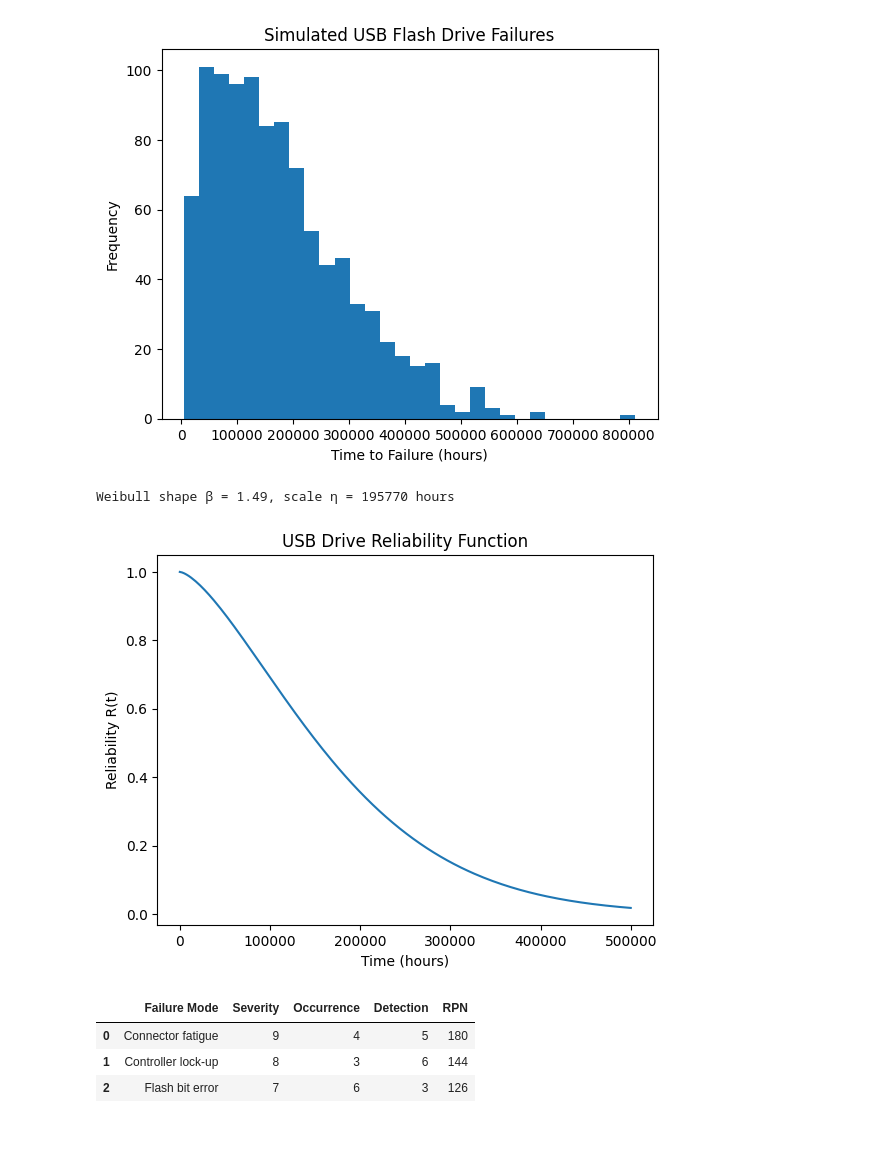
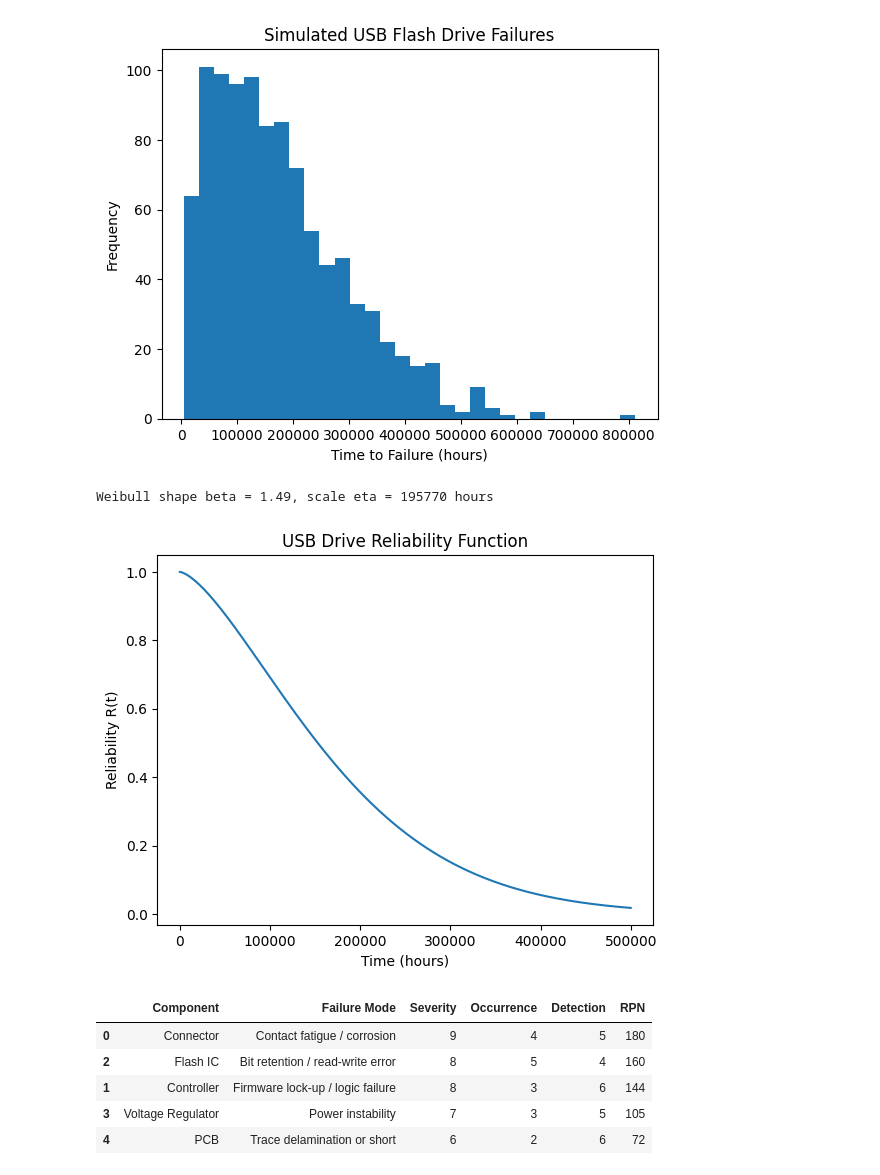
Before and after one commit to ericliudx/usb-drive-reliability, a Jupyter notebook: Flash_Drive_project.ipynb, the cells around one changed output. Cells and saved outputs as stored; diff of their text form; code cells hidden in the pictures; blank space fills up the shorter version.

```diff
--- a/Flash_Drive_project.ipynb
+++ b/Flash_Drive_project.ipynb
@@ -44,7 +127,7 @@ import matplotlib.pyplot as plt
 
 shape, loc, scale = weibull_min.fit(failure_times, floc=0)
 
-print(f"Weibull shape β = {shape:.2f}, scale η = {scale:.0f} hours")
+print(f"Weibull shape beta = {shape:.2f}, scale eta = {scale:.0f} hours")
 
 # Plot reliability function
 t = np.linspace(0, 5e5, 200)
@@ -56,19 +139,24 @@ plt.ylabel("Reliability R(t)")
 plt.title("USB Drive Reliability Function")
 plt.show()
 # %% [output]
-Weibull shape β = 1.49, scale η = 195770 hours
+Weibull shape beta = 1.49, scale eta = 195770 hours
 [figure]
 # %%
 fmeca = pd.DataFrame([
-    {"Failure Mode": "Connector fatigue", "Severity": 9, "Occurrence": 4, "Detection": 5},
-    {"Failure Mode": "Controller lock-up", "Severity": 8, "Occurrence": 3, "Detection": 6},
-    {"Failure Mode": "Flash bit error", "Severity": 7, "Occurrence": 6, "Detection": 3},
+    {"Component": "Connector", "Failure Mode": "Contact fatigue / corrosion", "Severity": 9, "Occurrence": 4, "Detection": 5},
+    {"Component": "Controller", "Failure Mode": "Firmware lock-up / logic failure", "Severity": 8, "Occurrence": 3, "Detection": 6},
+    {"Component": "Flash IC", "Failure Mode": "Bit retention / read-write error", "Severity": 8, "Occurrence": 5, "Detection": 4},
+    {"Component": "Voltage Regulator", "Failure Mode": "Power instability", "Severity": 7, "Occurrence": 3, "Detection": 5},
+    {"Component": "PCB", "Failure Mode": "Trace delamination or short", "Severity": 6, "Occurrence": 2, "Detection": 6},
 ])
 
+# Calculate Risk Priority Number (RPN)
 fmeca["RPN"] = fmeca["Severity"] * fmeca["Occurrence"] * fmeca["Detection"]
 fmeca.sort_values("RPN", ascending=False)
 # %% [output]
-|  | Failure Mode | Severity | Occurrence | Detection | RPN |
-| 0 | Connector fatigue | 9 | 4 | 5 | 180 |
-| 1 | Controller lock-up | 8 | 3 | 6 | 144 |
-| 2 | Flash bit error | 7 | 6 | 3 | 126 |
+|  | Component | Failure Mode | Severity | Occurrence | Detection | RPN |
+| 0 | Connector | Contact fatigue / corrosion | 9 | 4 | 5 | 180 |
+| 2 | Flash IC | Bit retention / read-write error | 8 | 5 | 4 | 160 |
+| 1 | Controller | Firmware lock-up / logic failure | 8 | 3 | 6 | 144 |
+| 3 | Voltage Regulator | Power instability | 7 | 3 | 5 | 105 |
+| 4 | PCB | Trace delamination or short | 6 | 2 | 6 | 72 |
```
Also changed, not shown: parts of 5 cells of this notebook.
